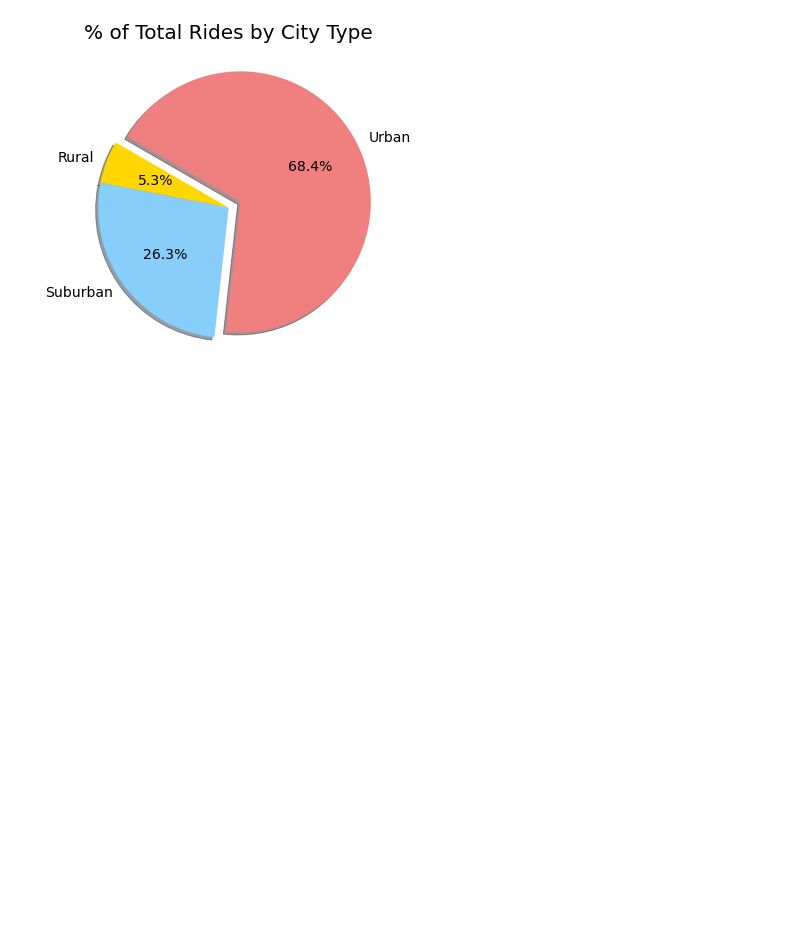
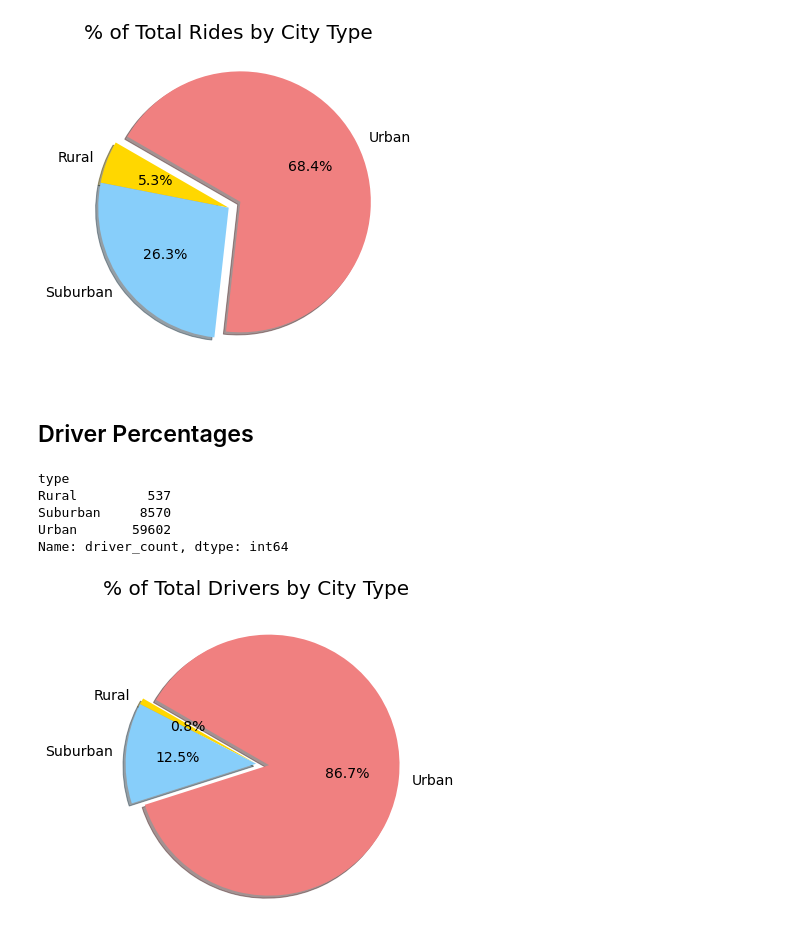
Before and after one commit to mannyinwang/PyBer_Analysis, a Jupyter notebook: PyBer.ipynb, the cells around one changed output. Drawn from its saved outputs; the diff is of its cells as text; code cells hidden in the pictures; blank space fills up the shorter version.

Commit message:
Calculated the percentage of total drivers and created a pie chart for it

```diff
--- a/PyBer.ipynb
+++ b/PyBer.ipynb
@@ -519,3 +519,27 @@ plt.savefig('analysis/Fig6.png')
 plt.show()
 # %% [output]
 [figure]
+# %% [markdown]
+## Driver Percentages
+# %%
+total_drivers = pyber_data_df.groupby(['type'])['driver_count'].sum()
+total_drivers
+# %% [output]
+type
+Rural         537
+Suburban     8570
+Urban       59602
+Name: driver_count, dtype: int64
+# %%
+fig, ax = plt.subplots(figsize=(10,6))
+ax.pie(total_drivers,
+       labels=['Rural', 'Suburban', 'Urban'],
+       explode=(0,0,0.1),
+       startangle=150, autopct='%1.1f%%', shadow=True,
+       colors=["gold", "lightskyblue", "lightcoral"])
+ax.set_title('% of Total Drivers by City Type', fontsize=20)
+mpl.rcParams['font.size'] = 14
+plt.savefig('analysis/Fig7.png')
+plt.show()
+# %% [output]
+[figure, added]
```
Also changed, not shown: parts of 2 cells of this notebook, 1 other file.
